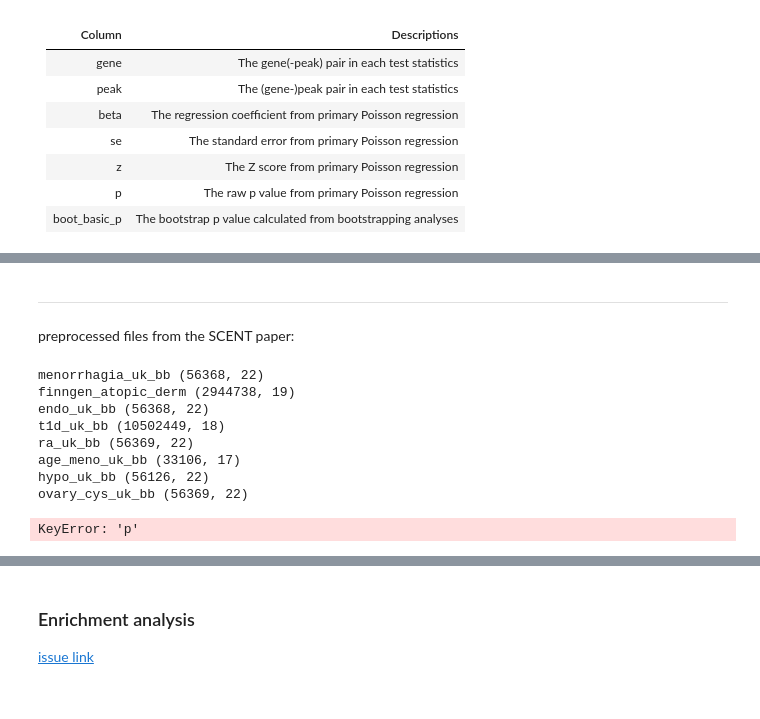
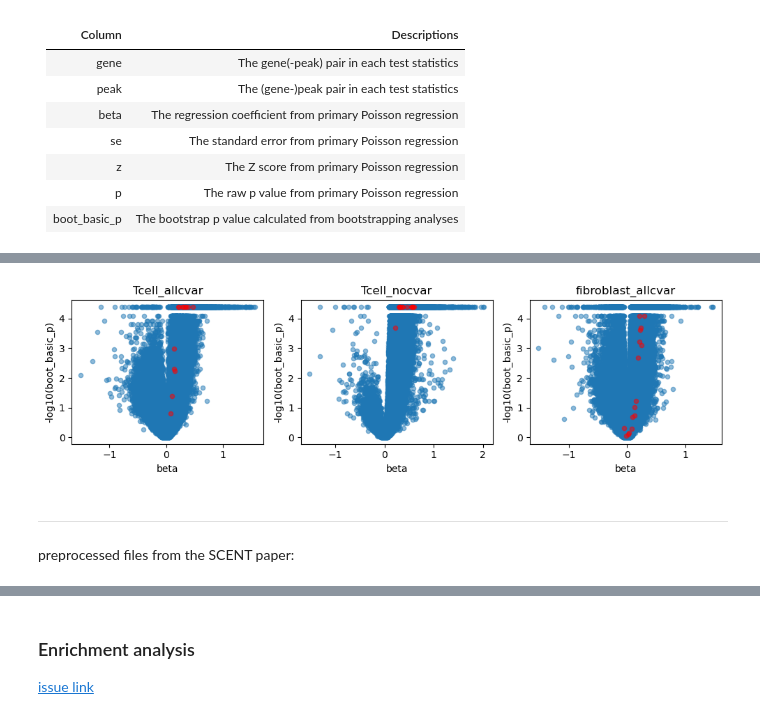
Before and after one commit to abearab/BMI-206-Class-Project, a Jupyter notebook: notebook.ipynb, the cells around one changed output, grey strips where cells are left out. Saved outputs shown, nothing was run; the diff lists cells and outputs as text; code cells hidden in the pictures.

```diff
--- a/notebook.ipynb
+++ b/notebook.ipynb
@@ -219,3 +228,24 @@ plt.show()
+# %%
+fig, axes = plt.subplots(1,3, figsize=(10,3))
+
+
+for i, (name, res) in enumerate({
+    'Tcell_allcvar':res_Tcell_allcvar,
+    'Tcell_nocvar':res_Tcell_nocvar,
+    'fibroblast_allcvar':res_fibroblast_allcvar_part,
+}.items()):
+
+    res.plot.scatter(x='beta', y='-log10(boot_basic_p)', alpha=0.5, ax=axes[i])
+    res.query(
+        'seqnames == "chr6" and starts >= 90 * 10**6 and ends <= 90.3 * 10**6 and gene == "BACH2"'
+    ).plot.scatter(x='beta', y='-log10(boot_basic_p)', alpha=0.5, ax=axes[i], color='red')
+
+    axes[i].set_title(name)
+
+plt.tight_layout()
+plt.show()
+# %% [output]
+[figure, added]
 # %% [markdown]
 ___
 preprocessed files from the SCENT paper:
@@ -227,16 +257,6 @@ files = [
 # %%
-dfs = read_multiple_files(gwas_files)
+# dfs = read_multiple_files(files)
 
-df = pd.concat(dfs.values())
-df['-log10(p)'] = -np.log10(df['p'])
-df['-log10(boot_p)'] = -np.log10(df['boot_p'])
+# df = pd.concat(dfs.values())
+# df['-log10(p)'] = -np.log10(df['p'])
+# df['-log10(boot_p)'] = -np.log10(df['boot_p'])
-# %% [output]
-menorrhagia_uk_bb (56368, 22)
-finngen_atopic_derm (2944738, 19)
-endo_uk_bb (56368, 22)
-t1d_uk_bb (10502449, 18)
-ra_uk_bb (56369, 22)
-age_meno_uk_bb (33106, 17)
-hypo_uk_bb (56126, 22)
-ovary_cys_uk_bb (56369, 22)
-KeyError: 'p'
```
Also changed, not shown: parts of 34 cells of this notebook.
